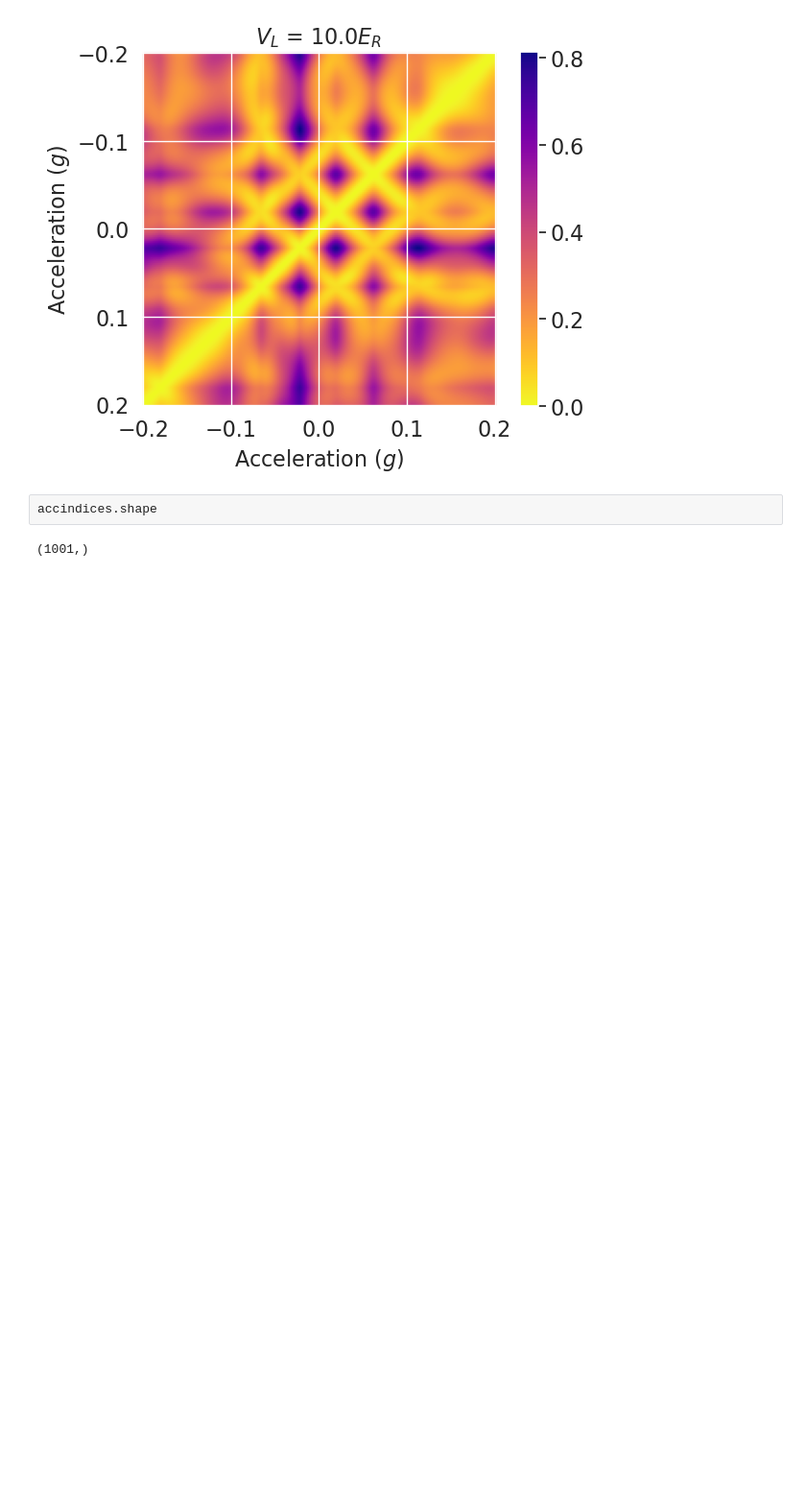
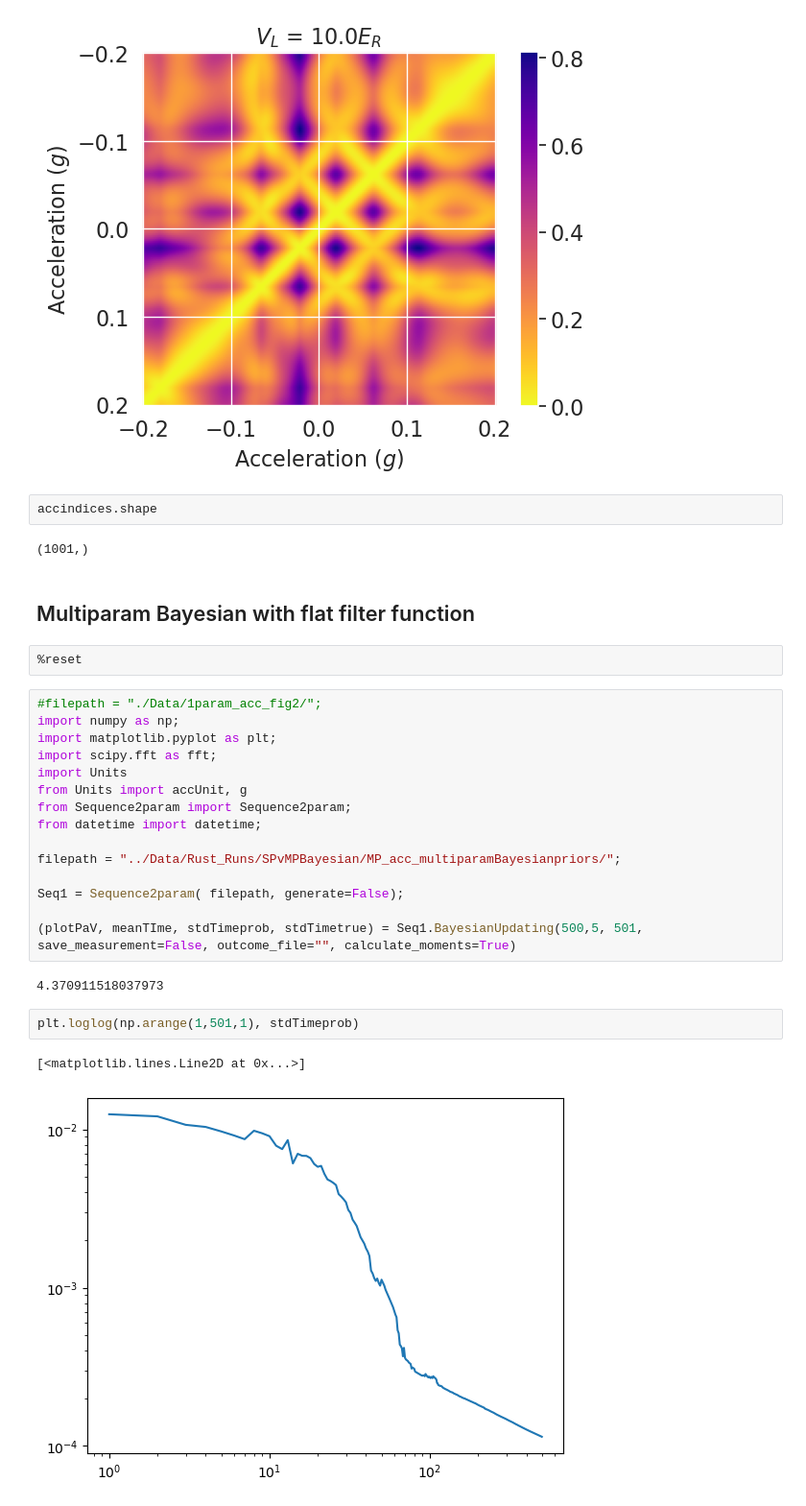
Before and after one commit to rootware/lattice_evolution, a Jupyter notebook: Python/Paper_Plots.ipynb, the cells around one changed output. Shown at 96% size. Saved outputs shown, nothing was run; the diff lists cells and outputs as text; blank space fills up the shorter version.

```diff
--- a/Python/Paper_Plots.ipynb
+++ b/Python/Paper_Plots.ipynb
@@ -446,3 +476,29 @@ plt.savefig("JS_acc_longer.png", bbox_inches="tight")
 accindices.shape
 # %% [output]
 (1001,)
+# %% [markdown]
+## Multiparam Bayesian with flat filter function
+# %%
+%reset
+# %%
+#filepath = "./Data/1param_acc_fig2/";
+import numpy as np;
+import matplotlib.pyplot as plt;
+import scipy.fft as fft;
+import Units
+from Units import accUnit, g
+from Sequence2param import Sequence2param;
+from datetime import datetime;
+
+filepath = "../Data/Rust_Runs/SPvMPBayesian/MP_acc_multiparamBayesianpriors/";
+
+Seq1 = Sequence2param( filepath, generate=False);
+
+(plotPaV, meanTIme, stdTimeprob, stdTimetrue) = Seq1.BayesianUpdating(500,5, 501, save_measurement=False, outcome_file="", calculate_moments=True)
+# %% [output]
+4.370911518037973
+# %%
+plt.loglog(np.arange(1,501,1), stdTimeprob)
+# %% [output]
+[<matplotlib.lines.Line2D at 0x...>]
+[figure, added]
```
Also changed, not shown: parts of 15 cells of this notebook, 8 other files.
